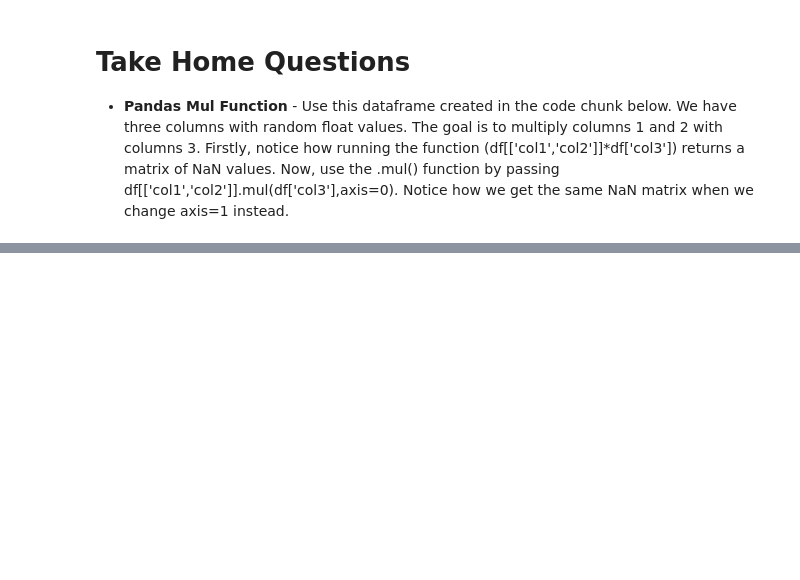
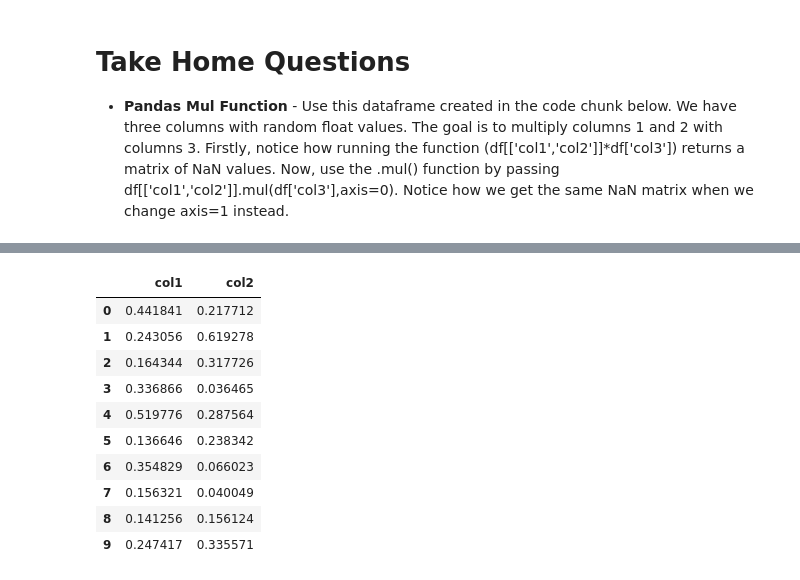
Before and after one commit to xiangshang4/RMD, a Jupyter notebook: Module2.ipynb, the cells around one changed output, grey strips where cells are left out. Saved outputs shown, nothing was run; the diff lists cells and outputs as text; code cells hidden in the pictures; blank space fills up the shorter version.

```diff
--- a/Module2.ipynb
+++ b/Module2.ipynb
@@ -339,0 +354,15 @@ df
+# %%
+df[['col1','col2']]*df['col3']
+df[['col1','col2']].mul(df['col3'],axis=0)
+# %% [output]
+|  | col1 | col2 |
+| 0 | 0.441841 | 0.217712 |
+| 1 | 0.243056 | 0.619278 |
+| 2 | 0.164344 | 0.317726 |
+| 3 | 0.336866 | 0.036465 |
+| 4 | 0.519776 | 0.287564 |
+| 5 | 0.136646 | 0.238342 |
+| 6 | 0.354829 | 0.066023 |
+| 7 | 0.156321 | 0.040049 |
+| 8 | 0.141256 | 0.156124 |
+| 9 | 0.247417 | 0.335571 |
```
Also changed, not shown: parts of 12 cells of this notebook.
